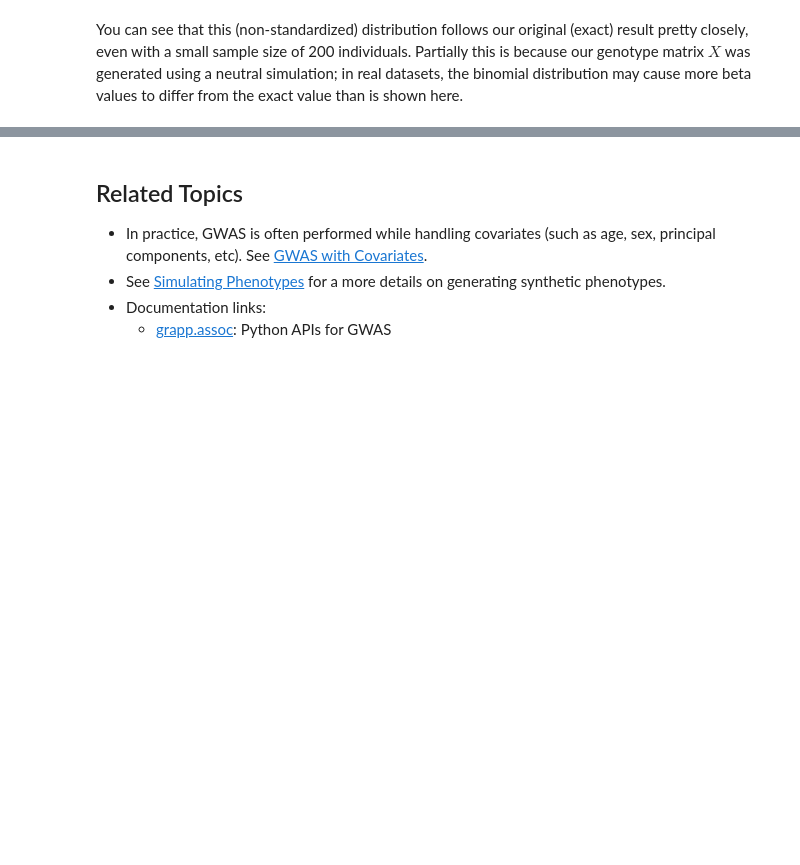
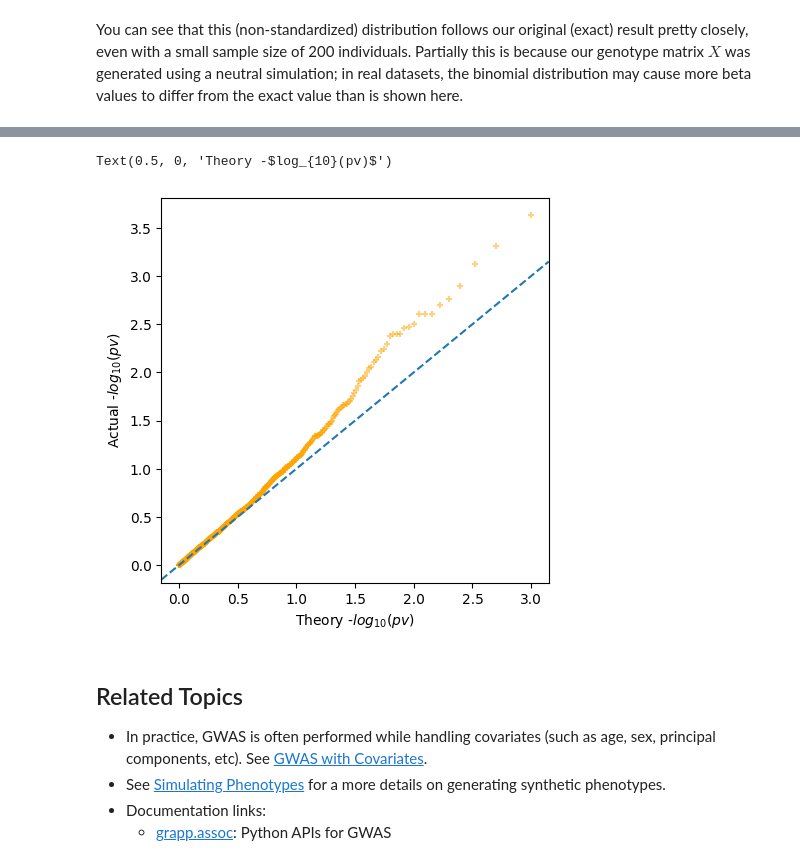
Before and after one commit to aprilweilab/grgl, a Jupyter notebook: doc/tutorials/notebooks/GWAS.ipynb, the cells around one changed output, grey strips where cells are left out. Cells and saved outputs as stored; diff of their text form; code cells hidden in the pictures; blank space fills up the shorter version.

```diff
--- a/doc/tutorials/notebooks/GWAS.ipynb
+++ b/doc/tutorials/notebooks/GWAS.ipynb
@@ -213,3 +179,22 @@ You can see that this (non-standardized) distribution follows our original (exac
+# %%
+import numpy
+import matplotlib.pyplot as plt
+
+Q = 1000
+q_size = 1 / Q
+l10_pvalues = -numpy.log10(gwas_df["P"].dropna())
+quantile_ticks = numpy.arange(q_size, 1, q_size)
+l10_theory_points = numpy.sort(-numpy.log10(quantile_ticks))
+l10_actual_points = numpy.quantile(l10_pvalues, quantile_ticks)
+
+f, ax = plt.subplots(1, 1, figsize=(5, 5))
+ax.scatter(l10_theory_points, l10_actual_points, alpha=0.5, marker="+", s=20, color="orange")
+ax.axline( (0, 0), (1, 1), ls="dashed" )
+ax.set_ylabel("Actual -$log_{10}(pv)$")
+ax.set_xlabel("Theory -$log_{10}(pv)$")
+# %% [output]
+Text(0.5, 0, 'Theory -$log_{10}(pv)$')
+[figure, added]
 # %% [markdown]
 ## Related Topics
 
```
Also changed, not shown: parts of 10 cells of this notebook, 6 other files.
